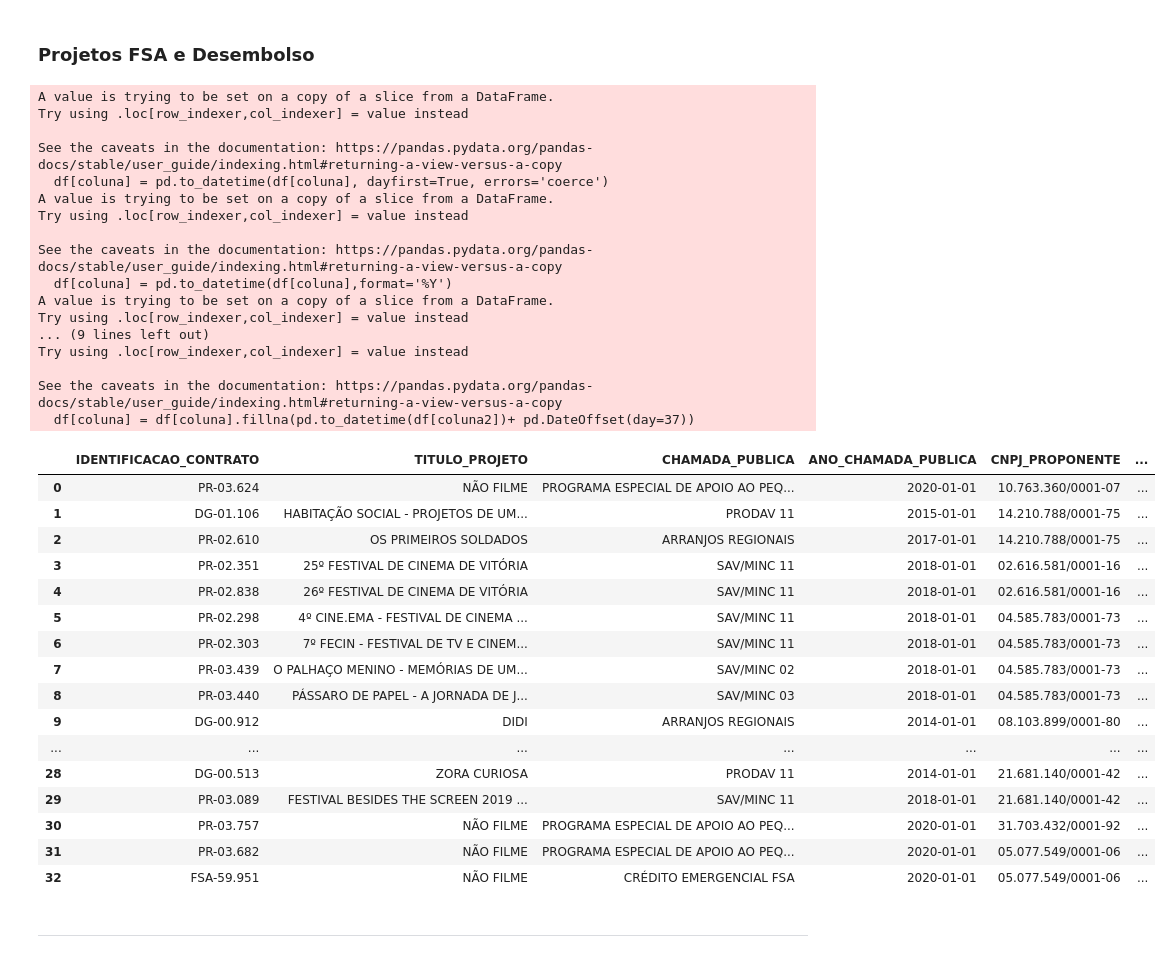
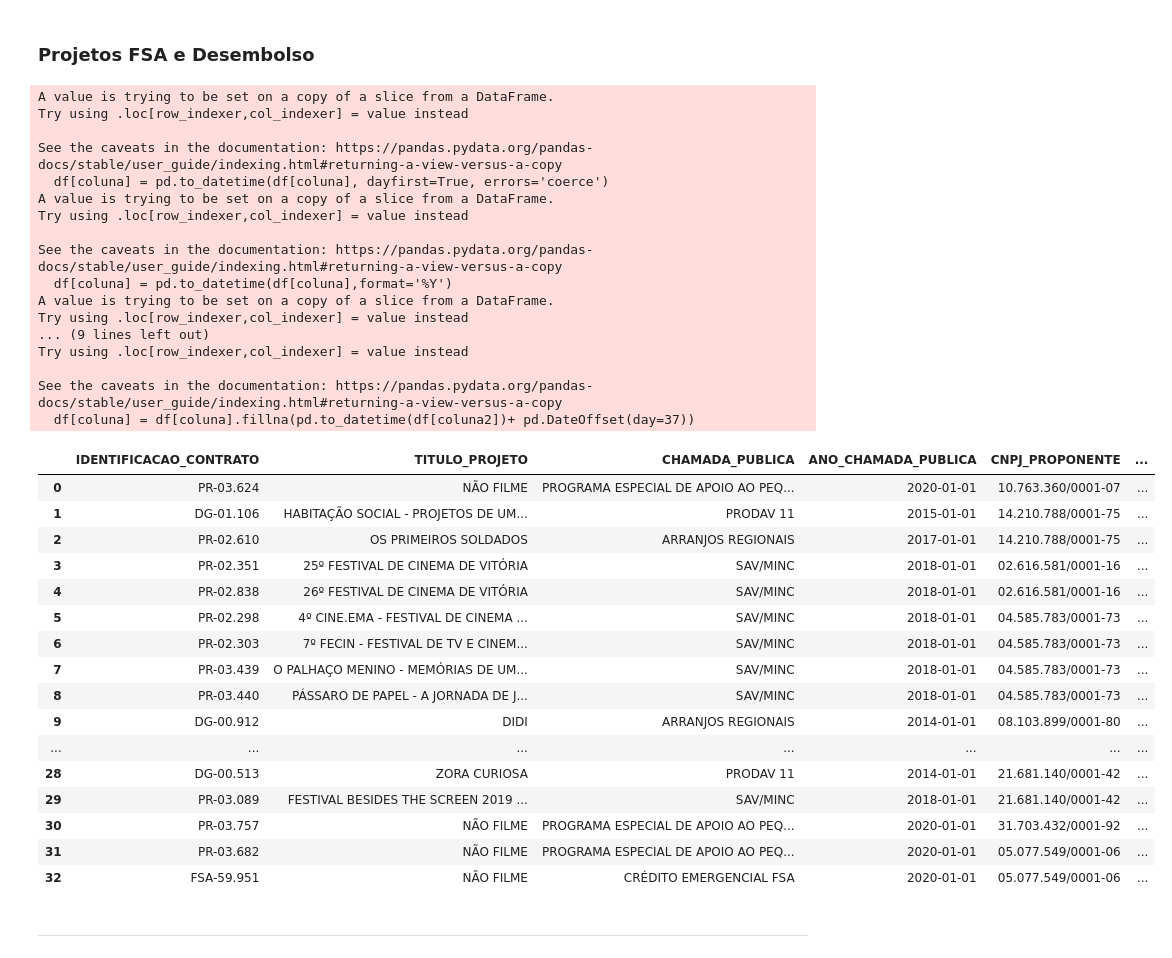
Before and after one commit to fonsecadados/ANCINE-ETL-dados-abertos, a Jupyter notebook: EDA/Ancine_ES/AncineES_EDA.ipynb, the cells around one changed output. Drawn from its saved outputs; the diff is of its cells as text; code cells hidden in the pictures.

```diff
--- a/EDA/Ancine_ES/AncineES_EDA.ipynb
+++ b/EDA/Ancine_ES/AncineES_EDA.ipynb
@@ -330,49 +360,65 @@ to_datetime_a(df_proj_fsa_desemb_clean, 'DT_PRIMEIRO_DESEMBOLSO', 'DT_PUBLICACAO
 
 df_proj_fsa_desemb = df_proj_fsa_desemb_clean
 
-proj_desemb_es = pd.DataFrame(columns=df_proj_fsa_desemb.columns)
+df_proj_fsa_desemb_es = pd.DataFrame(columns=df_proj_fsa_desemb.columns)
 
 for cnpj in cnpjs_to_check:
     matching_rows = df_proj_fsa_desemb[df_proj_fsa_desemb['CNPJ_PROPONENTE'].str.contains(cnpj)]
-    proj_desemb_es = pd.concat([proj_desemb_es, matching_rows])
+    df_proj_fsa_desemb_es = pd.concat([df_proj_fsa_desemb_es, matching_rows])
 
-proj_desemb_es.reset_index(drop=True, inplace=True)
+df_proj_fsa_desemb_es.reset_index(drop=True, inplace=True)
 
-# proj_desemb_es.to_csv('df_proj_fsa_desemb.csv', encoding='utf-8')
+# to replace
+def replace(df, coluna, old_value, new_value):
+    df[coluna].replace(old_value, new_value, inplace=True)
 
-proj_desemb_es
+replace(df_proj_fsa_desemb_es, 'CHAMADA_PUBLICA', 'SAV/MINC 11', 'SAV/MINC')
+replace(df_proj_fsa_desemb_es, 'CHAMADA_PUBLICA', 'SAV/MINC 02', 'SAV/MINC')
+replace(df_proj_fsa_desemb_es, 'CHAMADA_PUBLICA', 'SAV/MINC 03', 'SAV/MINC')
+replace(df_proj_fsa_desemb_es, 'CHAMADA_PUBLICA', 'SAV/MINC 05', 'SAV/MINC')
+replace(df_proj_fsa_desemb_es, 'CHAMADA_PUBLICA', 'SAV/MINC 07', 'SAV/MINC')
+replace(df_proj_fsa_desemb_es, 'CHAMADA_PUBLICA', 'PRODECINE 04', 'PRODECINE')
+replace(df_proj_fsa_desemb_es, 'CHAMADA_PUBLICA', 'PRODECINE 05', 'PRODECINE')
+replace(df_proj_fsa_desemb_es, 'CHAMADA_PUBLICA', 'PRODECINE 01', 'PRODECINE')
+replace(df_proj_fsa_desemb_es, 'CHAMADA_PUBLICA', 'PRODAV 05', 'PRODAV')
+replace(df_proj_fsa_desemb_es, 'CHAMADA_PUBLICA', 'PRODAV - TVS PÚBLICAS', 'PRODAV')
+
+df_proj_fsa_desemb_es['VL_CONTRATO_DOU'] = df_proj_fsa_desemb_es['VL_CONTRATO_DOU'].replace(',', '.')
+df_proj_fsa_desemb_es['VL_TOTAL_LIBERADO'] = df_proj_fsa_desemb_es['VL_TOTAL_LIBERADO'].replace(',', '.')
+
+df_proj_fsa_desemb_es
 # %% [output]
 A value is trying to be set on a copy of a slice from a DataFrame.
 Try using .loc[row_indexer,col_indexer] = value instead
 
 See the caveats in the documentation: https://pandas.pydata.org/pandas-docs/stable/user_guide/indexing.html#returning-a-view-versus-a-copy
   df[coluna] = pd.to_datetime(df[coluna], dayfirst=True, errors='coerce')
 A value is trying to be set on a copy of a slice from a DataFrame.
 Try using .loc[row_indexer,col_indexer] = value instead
 
 See the caveats in the documentation: https://pandas.pydata.org/pandas-docs/stable/user_guide/indexing.html#returning-a-view-versus-a-copy
   df[coluna] = pd.to_datetime(df[coluna],format='%Y')
 A value is trying to be set on a copy of a slice from a DataFrame.
 Try using .loc[row_indexer,col_indexer] = value instead
 ... (9 lines left out)
 Try using .loc[row_indexer,col_indexer] = value instead
 
 See the caveats in the documentation: https://pandas.pydata.org/pandas-docs/stable/user_guide/indexing.html#returning-a-view-versus-a-copy
   df[coluna] = df[coluna].fillna(pd.to_datetime(df[coluna2])+ pd.DateOffset(day=37))
 |  | IDENTIFICACAO_CONTRATO | TITULO_PROJETO | CHAMADA_PUBLICA | ANO_CHAMADA_PUBLICA | CNPJ_PROPONENTE | ... |
 | 0 | PR-03.624 | NÃO FILME | PROGRAMA ESPECIAL DE APOIO AO PEQ... | 2020-01-01 | 10.763.360/0001-07 | ... |
 | 1 | DG-01.106 | HABITAÇÃO SOCIAL - PROJETOS DE UM... | PRODAV 11 | 2015-01-01 | 14.210.788/0001-75 | ... |
 | 2 | PR-02.610 | OS PRIMEIROS SOLDADOS | ARRANJOS REGIONAIS | 2017-01-01 | 14.210.788/0001-75 | ... |
-| 3 | PR-02.351 | 25º FESTIVAL DE CINEMA DE VITÓRIA | SAV/MINC 11 | 2018-01-01 | 02.616.581/0001-16 | ... |
-| 4 | PR-02.838 | 26º FESTIVAL DE CINEMA DE VITÓRIA | SAV/MINC 11 | 2018-01-01 | 02.616.581/0001-16 | ... |
-| 5 | PR-02.298 | 4º CINE.EMA - FESTIVAL DE CINEMA ... | SAV/MINC 11 | 2018-01-01 | 04.585.783/0001-73 | ... |
-| 6 | PR-02.303 | 7º FECIN - FESTIVAL DE TV E CINEM... | SAV/MINC 11 | 2018-01-01 | 04.585.783/0001-73 | ... |
-| 7 | PR-03.439 | O PALHAÇO MENINO - MEMÓRIAS DE UM... | SAV/MINC 02 | 2018-01-01 | 04.585.783/0001-73 | ... |
-| 8 | PR-03.440 | PÁSSARO DE PAPEL - A JORNADA DE J... | SAV/MINC 03 | 2018-01-01 | 04.585.783/0001-73 | ... |
+| 3 | PR-02.351 | 25º FESTIVAL DE CINEMA DE VITÓRIA | SAV/MINC | 2018-01-01 | 02.616.581/0001-16 | ... |
+| 4 | PR-02.838 | 26º FESTIVAL DE CINEMA DE VITÓRIA | SAV/MINC | 2018-01-01 | 02.616.581/0001-16 | ... |
+| 5 | PR-02.298 | 4º CINE.EMA - FESTIVAL DE CINEMA ... | SAV/MINC | 2018-01-01 | 04.585.783/0001-73 | ... |
+| 6 | PR-02.303 | 7º FECIN - FESTIVAL DE TV E CINEM... | SAV/MINC | 2018-01-01 | 04.585.783/0001-73 | ... |
+| 7 | PR-03.439 | O PALHAÇO MENINO - MEMÓRIAS DE UM... | SAV/MINC | 2018-01-01 | 04.585.783/0001-73 | ... |
+| 8 | PR-03.440 | PÁSSARO DE PAPEL - A JORNADA DE J... | SAV/MINC | 2018-01-01 | 04.585.783/0001-73 | ... |
 | 9 | DG-00.912 | DIDI | ARRANJOS REGIONAIS | 2014-01-01 | 08.103.899/0001-80 | ... |
 | ... | ... | ... | ... | ... | ... | ... |
 | 28 | DG-00.513 | ZORA CURIOSA | PRODAV 11 | 2014-01-01 | 21.681.140/0001-42 | ... |
-| 29 | PR-03.089 | FESTIVAL BESIDES THE SCREEN 2019 ... | SAV/MINC 11 | 2018-01-01 | 21.681.140/0001-42 | ... |
+| 29 | PR-03.089 | FESTIVAL BESIDES THE SCREEN 2019 ... | SAV/MINC | 2018-01-01 | 21.681.140/0001-42 | ... |
 | 30 | PR-03.757 | NÃO FILME | PROGRAMA ESPECIAL DE APOIO AO PEQ... | 2020-01-01 | 31.703.432/0001-92 | ... |
 | 31 | PR-03.682 | NÃO FILME | PROGRAMA ESPECIAL DE APOIO AO PEQ... | 2020-01-01 | 05.077.549/0001-06 | ... |
 | 32 | FSA-59.951 | NÃO FILME | CRÉDITO EMERGENCIAL FSA | 2020-01-01 | 05.077.549/0001-06 | ... |
```
Also changed, not shown: parts of 11 cells of this notebook, 32 other files.
